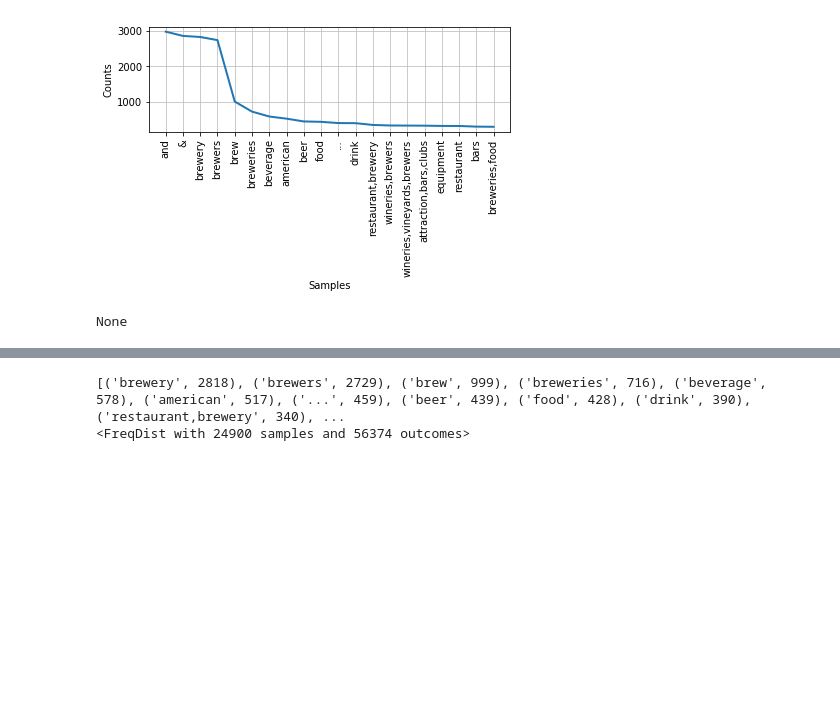
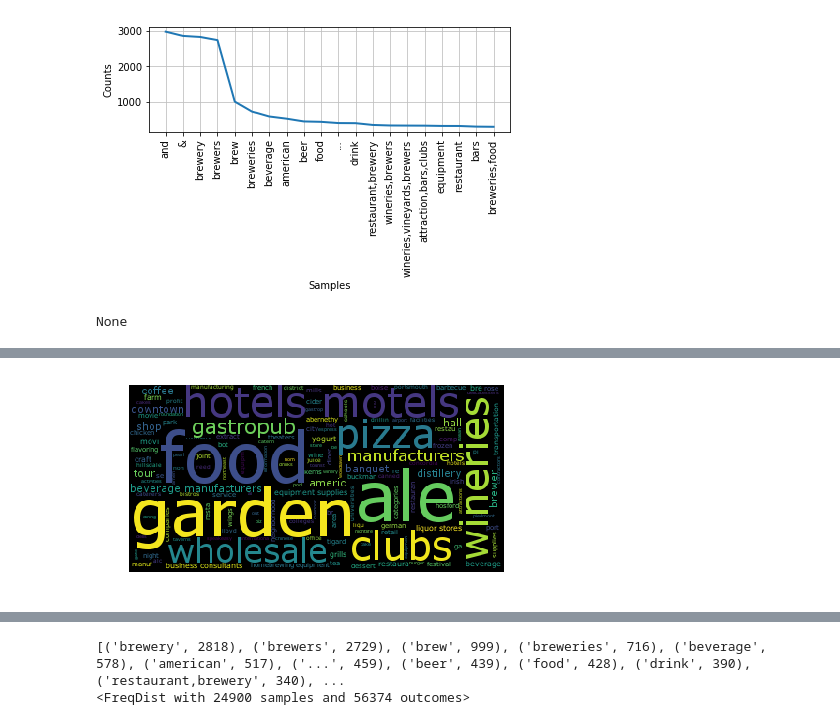
Before and after one commit to realsaul00/Breweries, a Jupyter notebook: breweries.ipynb, the cells around one changed output, grey strips where cells are left out. Saved outputs shown, nothing was run; the diff lists cells and outputs as text; code cells hidden in the pictures; blank space fills up the shorter version.

```diff
--- a/breweries.ipynb
+++ b/breweries.ipynb
@@ -161 +137,12 @@ denver[0:100]
+# %%
+denver = brew_catg[brew_catg.city=='Denver']
+denver = pd.DataFrame(denver)
+portland = brew_catg[brew_catg.city=='Portland']
+portland = pd.DataFrame(portland)
+sd = brew_catg[brew_catg.city=='San Diego']
+sd = pd.DataFrame(sd)
+sea = brew_catg[brew_catg.city=='Seattle']
+sea = pd.DataFrame(sea)
+chicago = brew_catg[brew_catg.city=='Chicago']
+chicago = pd.DataFrame(chicago)
 # %%
@@ -166,6 +170,18 @@ denver.shape
 # create two dataframes and string objects
 denver_str = denver.to_string()
 denver_str2 = denver_str.lower()
+
+portland_str = portland.to_string()
+portland_str2 = portland_str.lower()
+
+sd_str = sd.to_string()
+sd_str2 = sd_str.lower()
+
+sea_str = sea.to_string()
+sea_str2 = sea_str.lower()
+
+chicago_str = chicago.to_string()
+chicago_str2 = chicago_str.lower()
 # %%
 #create a wordclouds for string objects
 denver_wc = WordCloud(font_path='/Library/Fonts/Verdana.ttf',
@@ -179,0 +196,11 @@ plt.show()
+# %%
+#create a wordclouds for string objects
+portland_wc = WordCloud(font_path='/Library/Fonts/Verdana.ttf',
+                      relative_scaling = 0,
+                      stopwords = {'american','portland','place','restaurants','drink','store''brewer','beer','pubs','bars','brewery','restaurant','denver','breweries','brew','pub','brewers','and','bar'}
+                      ).generate(portland_str2)
+plt.imshow(portland_wc)
+plt.axis("off")
+plt.show()
+# %% [output]
+[figure, added]
```
Also changed, not shown: parts of 53 cells of this notebook.
